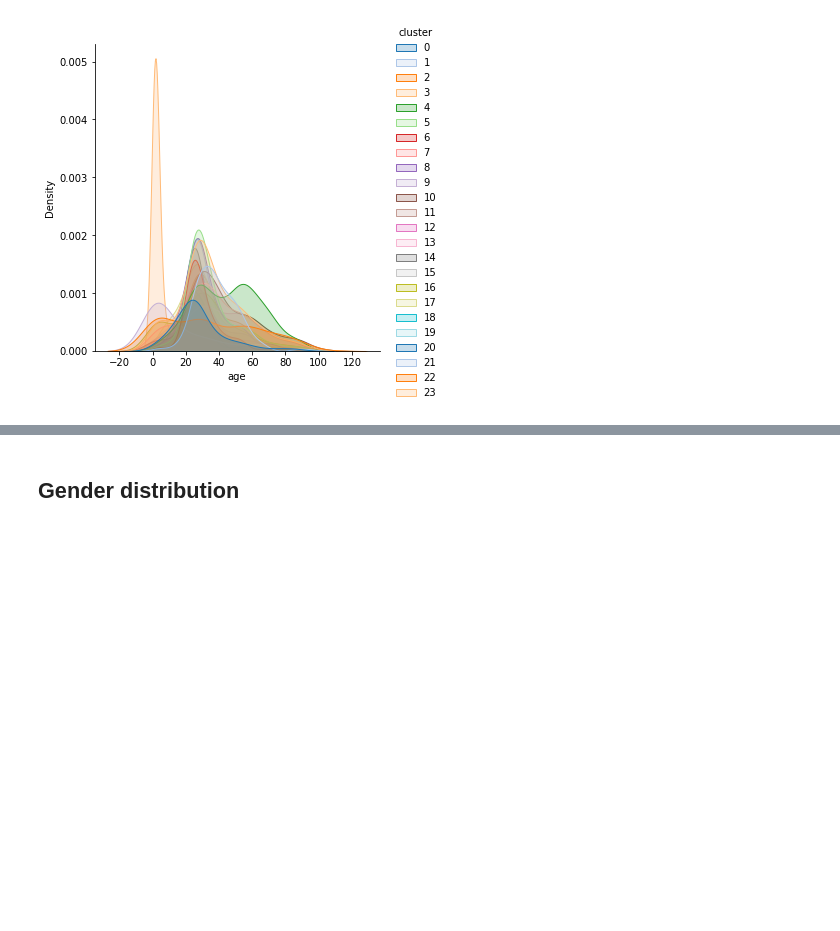
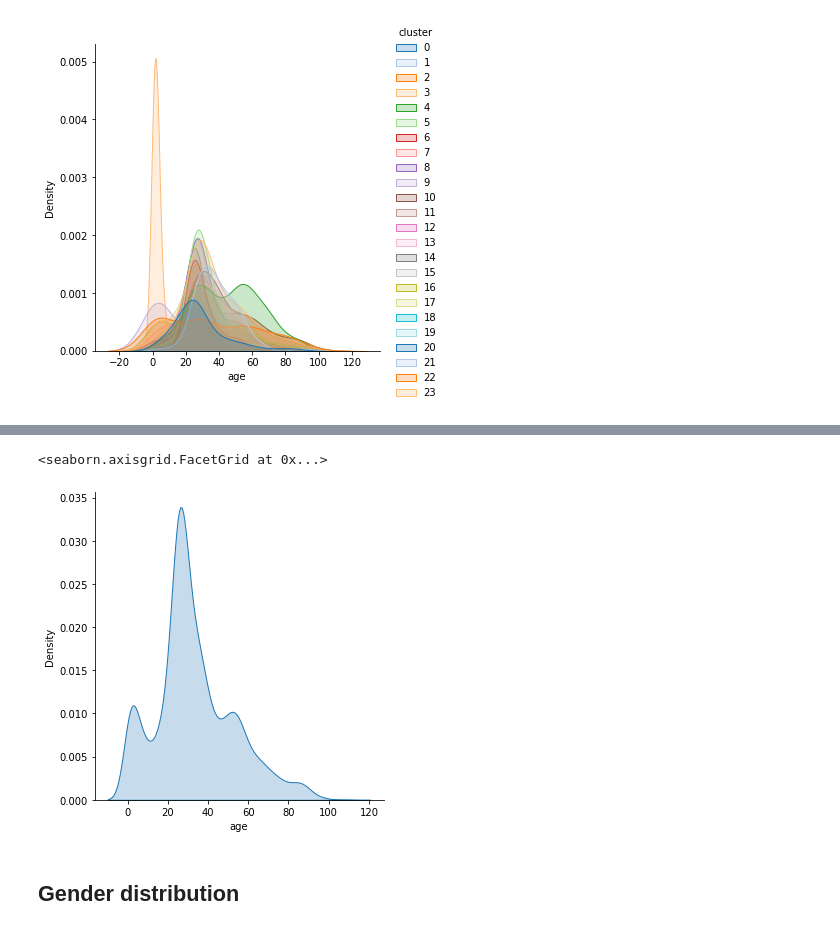
Before and after one commit to s183920/02582_Computational_Data_Analysis_Case2, a Jupyter notebook: autoencoder/distribution_analysis.ipynb, the cells around one changed output, grey strips where cells are left out. Saved outputs shown, nothing was run; the diff lists cells and outputs as text; code cells hidden in the pictures; blank space fills up the shorter version.

```diff
--- a/autoencoder/distribution_analysis.ipynb
+++ b/autoencoder/distribution_analysis.ipynb
@@ -70,3 +137,13 @@ sns.displot(df, x ="age",hue="cluster",kind="kde", fill=True,palette=sns.color_p
+# %%
+sns.displot(
+    df,
+    x ="age",
+    kind="kde",
+    fill=True
+)
+# %% [output]
+<seaborn.axisgrid.FacetGrid at 0x...>
+[figure, added]
 # %% [markdown]
 ## Gender distribution
 # %%
```
Also changed, not shown: parts of 18 cells of this notebook, 2 other files.
